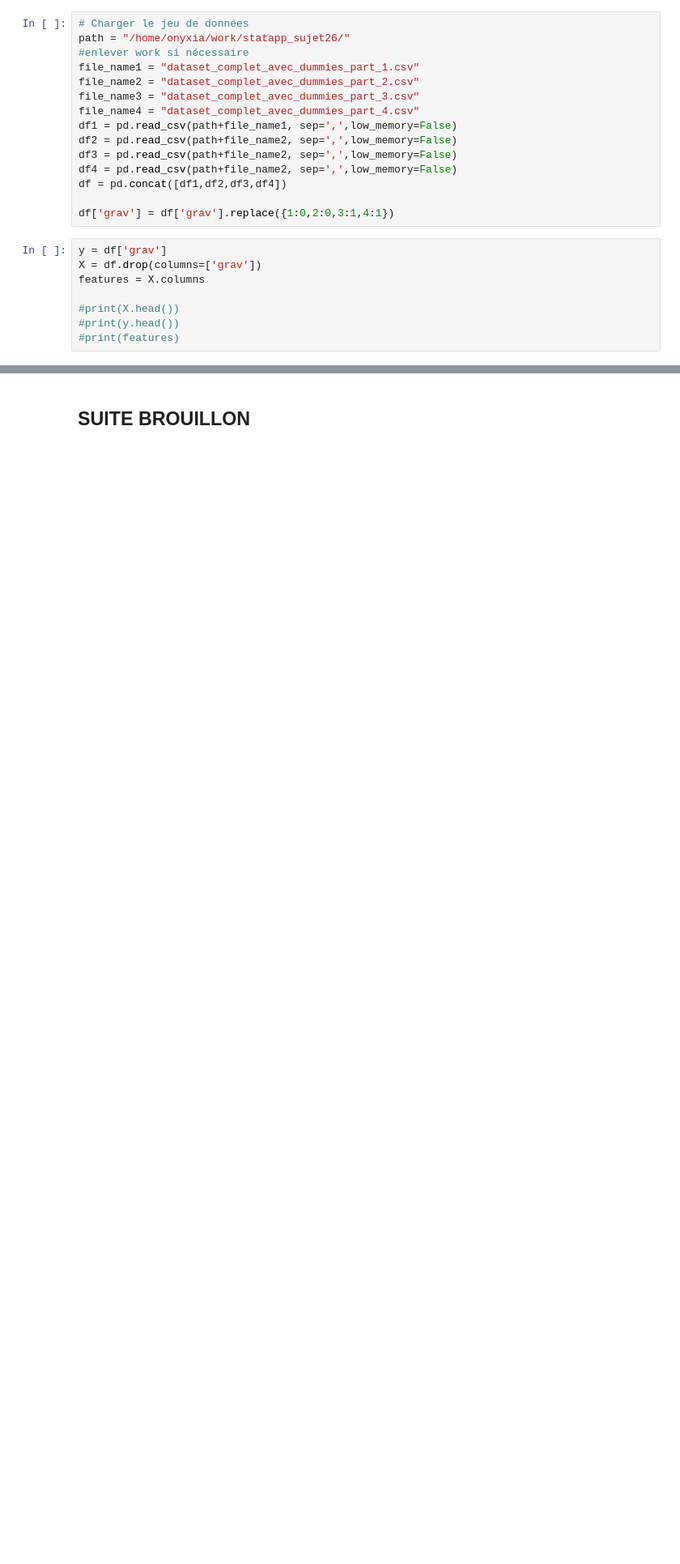
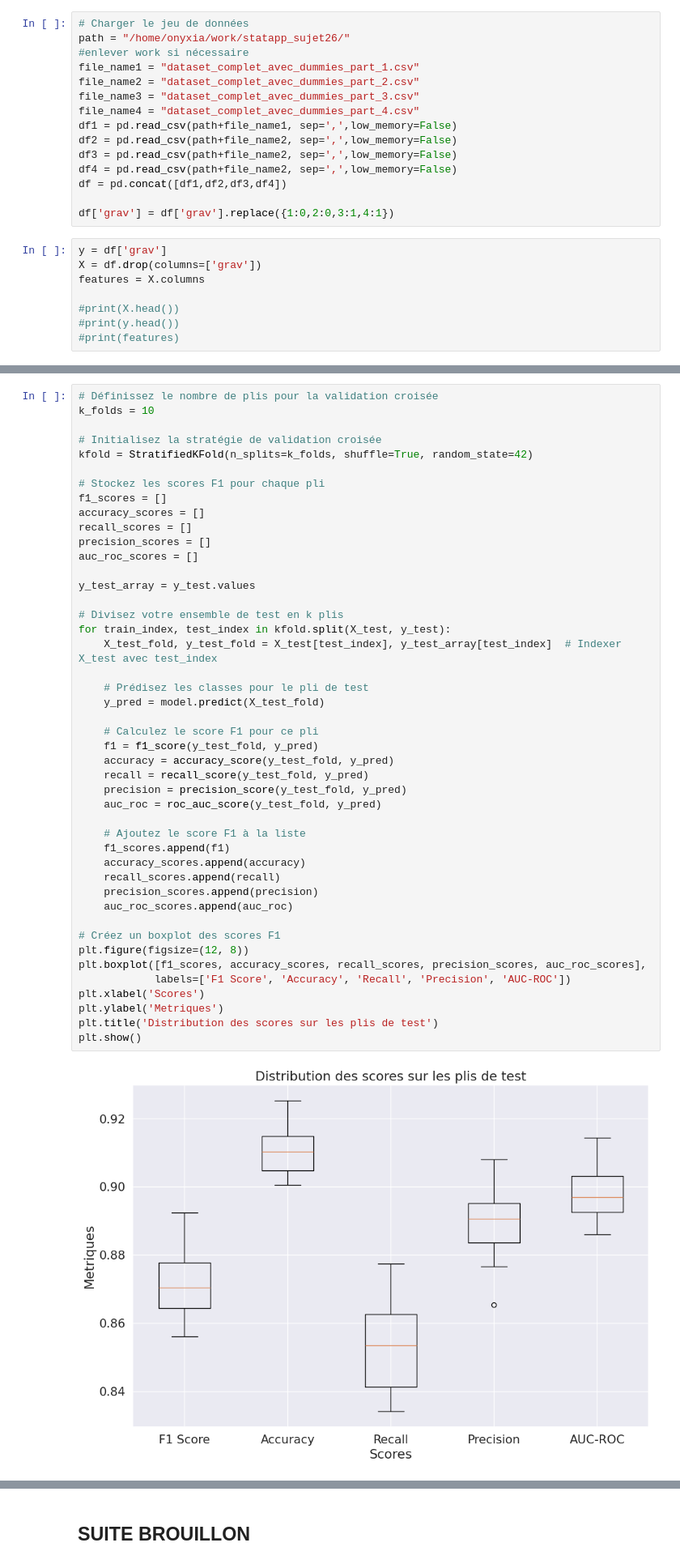
Before and after one commit to solinemignot/statapp_sujet26, a Jupyter notebook: Partie2_ML/XGBoost.ipynb, the cells around one changed output, grey strips where cells are left out. Shown at 81% size. Drawn from its saved outputs; the diff is of its cells as text; blank space fills up the shorter version.

```diff
--- a/Partie2_ML/XGBoost.ipynb
+++ b/Partie2_ML/XGBoost.ipynb
@@ -243,0 +224,47 @@ plt.show()
+# %%
+# Définissez le nombre de plis pour la validation croisée
+k_folds = 10
+
+# Initialisez la stratégie de validation croisée
+kfold = StratifiedKFold(n_splits=k_folds, shuffle=True, random_state=42)
+
+# Stockez les scores F1 pour chaque pli
+f1_scores = []
+accuracy_scores = []
+recall_scores = []
+precision_scores = []
+auc_roc_scores = []
+
+y_test_array = y_test.values
+
+# Divisez votre ensemble de test en k plis
+for train_index, test_index in kfold.split(X_test, y_test):
+    X_test_fold, y_test_fold = X_test[test_index], y_test_array[test_index]  # Indexer X_test avec test_index
+
+    # Prédisez les classes pour le pli de test
+    y_pred = model.predict(X_test_fold)
+
+    # Calculez le score F1 pour ce pli
+    f1 = f1_score(y_test_fold, y_pred)
+    accuracy = accuracy_score(y_test_fold, y_pred)
+    recall = recall_score(y_test_fold, y_pred)
+    precision = precision_score(y_test_fold, y_pred)
+    auc_roc = roc_auc_score(y_test_fold, y_pred)
+
+    # Ajoutez le score F1 à la liste
+    f1_scores.append(f1)
+    accuracy_scores.append(accuracy)
+    recall_scores.append(recall)
+    precision_scores.append(precision)
+    auc_roc_scores.append(auc_roc)
+
+# Créez un boxplot des scores F1
+plt.figure(figsize=(12, 8))
+plt.boxplot([f1_scores, accuracy_scores, recall_scores, precision_scores, auc_roc_scores],
+            labels=['F1 Score', 'Accuracy', 'Recall', 'Precision', 'AUC-ROC'])
+plt.xlabel('Scores')
+plt.ylabel('Metriques')
+plt.title('Distribution des scores sur les plis de test')
+plt.show()
+# %% [output]
+[figure, added]
```
Also changed, not shown: parts of 16 cells of this notebook.
